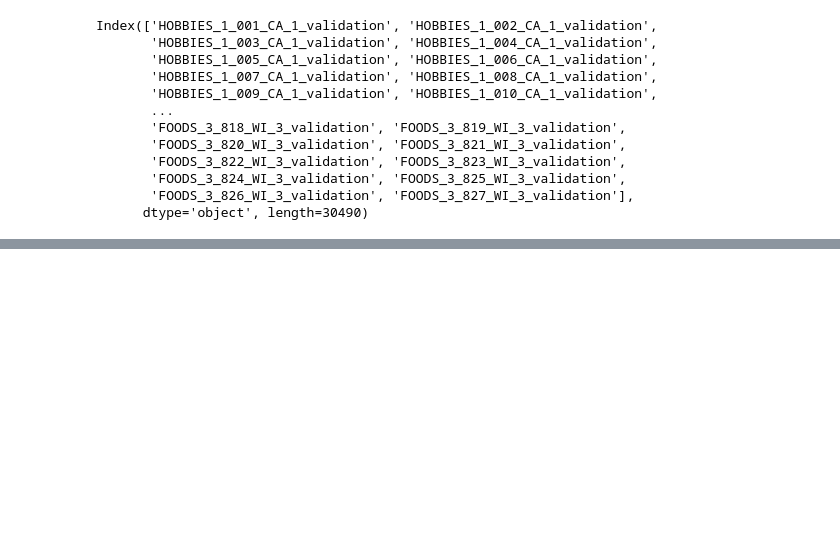
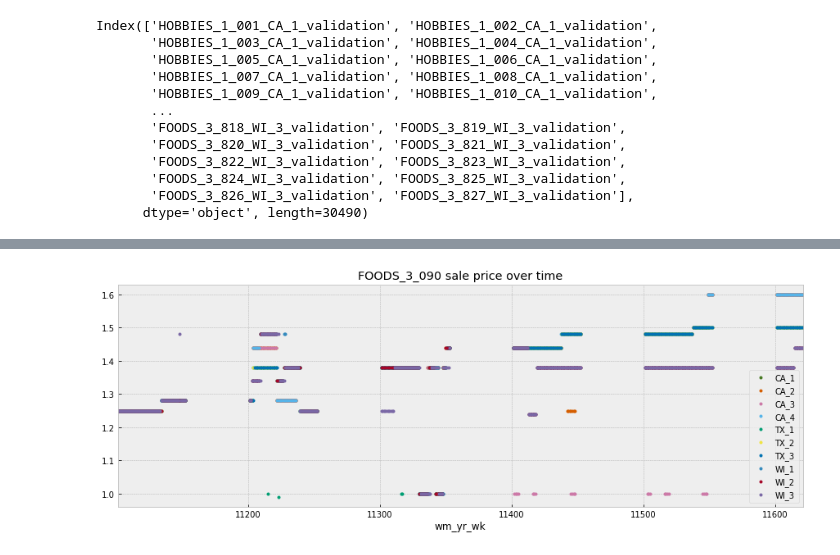
Before and after one commit to suhyun-cho/Dive-to-Kaggle, a Jupyter notebook: M5-Forecasting/M5-Forecasting-Starter-Data-Exploration.ipynb, the cells around one changed output, grey strips where cells are left out. Cells and saved outputs as stored; diff of their text form; code cells hidden in the pictures; blank space fills up the shorter version.

```diff
--- a/M5-Forecasting/M5-Forecasting-Starter-Data-Exploration.ipynb
+++ b/M5-Forecasting/M5-Forecasting-Starter-Data-Exploration.ipynb
@@ -398,0 +455,3 @@ plt.show()
+# %%
+for store, d in sellp.query('item_id=="FOODS_3_090"').groupby('store_id'):
+    print(d.head(2))
@@ -398,0 +476,18 @@ plt.show()
+# %%
+fig, ax = plt.subplots(figsize=(15, 5))
+stores = []
+for store, d in sellp.query('item_id == "FOODS_3_090"').groupby('store_id'):    # store에는 store_id값, d에는 모든 데이터값
+    d.plot(x='wm_yr_wk',
+          y='sell_price',
+          style='.',
+          color=next(color_cycle),
+          figsize=(15, 5),
+          title='FOODS_3_090 sale price over time',
+         ax=ax,
+          legend=store)
+    stores.append(store)
+    plt.legend()
+plt.legend(stores)
+plt.show()
+# %% [output]
+[figure, added]
```
Also changed, not shown: parts of 28 cells of this notebook.
